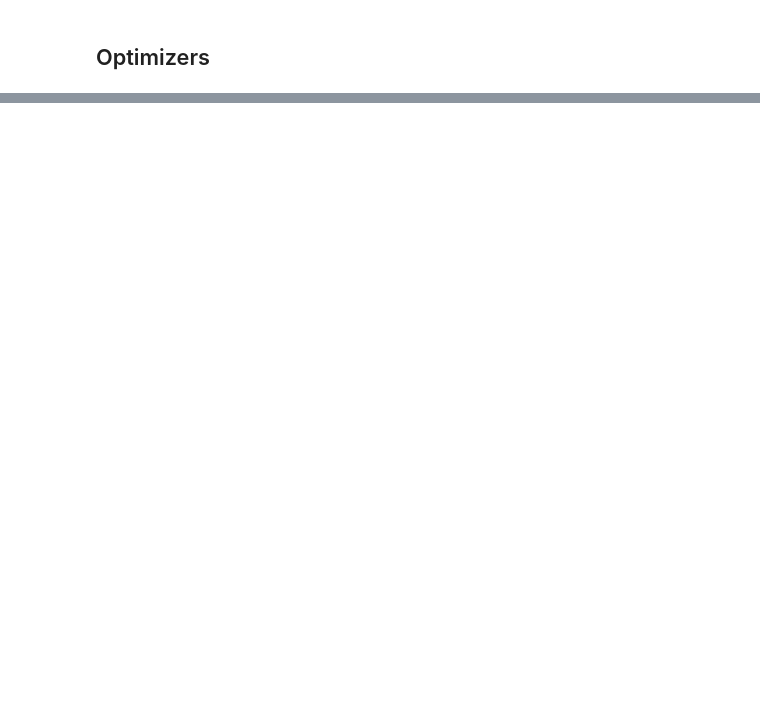
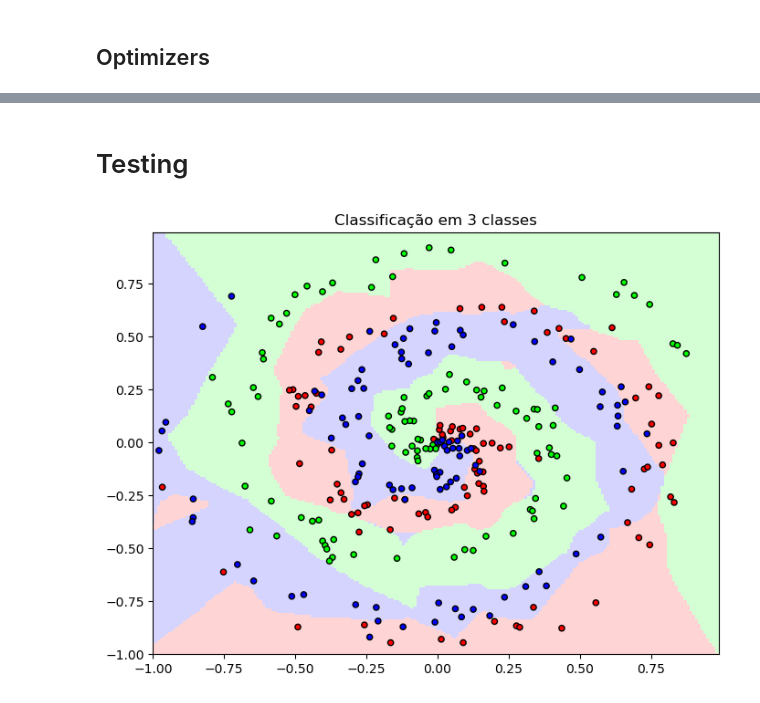
Before and after one commit to danilosiervi/neural_network, a Jupyter notebook: neural_network.ipynb, the cells around one changed output, grey strips where cells are left out. Cells and saved outputs as stored; diff of their text form; code cells hidden in the pictures; blank space fills up the shorter version.

Commit message:
Optimizers and Testing

```diff
--- a/neural_network.ipynb
+++ b/neural_network.ipynb
@@ -212,11 +194,0 @@ Accuracy:  0.34
-# %%
-loss_inputs_prime = softmax.loss.backward(softmax_outputs, y)
-softmax_inputs_prime = softmax.backward(loss_inputs_prime)
-dense2_inputs_prime = dense2.backward(softmax_inputs_prime)
-relu_inputs_prime = relu.backward(dense2_inputs_prime)
-dense1_inputs_prime = dense1.backward(relu_inputs_prime)
-
-print(dense1.weights_prime)
-print(dense1.biases_prime)
-print(dense2.weights_prime)
-print(dense2.biases_prime)
@@ -250,0 +324,39 @@ print(dense2.biases_prime)
+# %% [markdown]
+# Testing
+# %%
+from matplotlib.colors import ListedColormap
+
+def predict(x):
+    dense1_outputs = dense1.forward(x)
+    relu_outputs = relu.forward(dense1_outputs)
+    dense2_outputs = dense2.forward(relu_outputs)
+    softmax_outputs = softmax.forward(dense2_outputs)
+
+    return softmax_outputs
+
+
+x_test, y_test = spiral_data(samples=100, classes=3)
+outputs = predict(x_test)
+y_pred = np.argmax(outputs, axis=1)
+
+h = 0.01
+x_min, x_max = -1, 1
+y_min, y_max = -1, 1
+xx, yy = np.meshgrid(np.arange(x_min, x_max, h), np.arange(y_min, y_max, h))
+
+outputs = predict(np.c_[xx.ravel(), yy.ravel()])
+z = np.argmax(outputs, axis=1)
+z = z.reshape(xx.shape)
+
+cmap_light = ListedColormap(['#FFAAAA', '#AAFFAA', '#AAAAFF'])
+cmap_bold = ListedColormap(['#FF0000', '#00FF00', '#0000FF'])
+plt.figure(figsize=(8, 6))
+plt.pcolormesh(xx, yy, z, cmap=cmap_light, alpha=0.5)
+
+plt.scatter(x_test[:, 0], x_test[:, 1], c=y_test, cmap=cmap_bold, edgecolor='k', s=20)
+plt.xlim(xx.min(), xx.max())
+plt.ylim(yy.min(), yy.max())
+plt.title(f"Classificação em 3 classes")
+plt.show()
+# %% [output]
+[figure, added]
```
Also changed, not shown: parts of 18 cells of this notebook.
